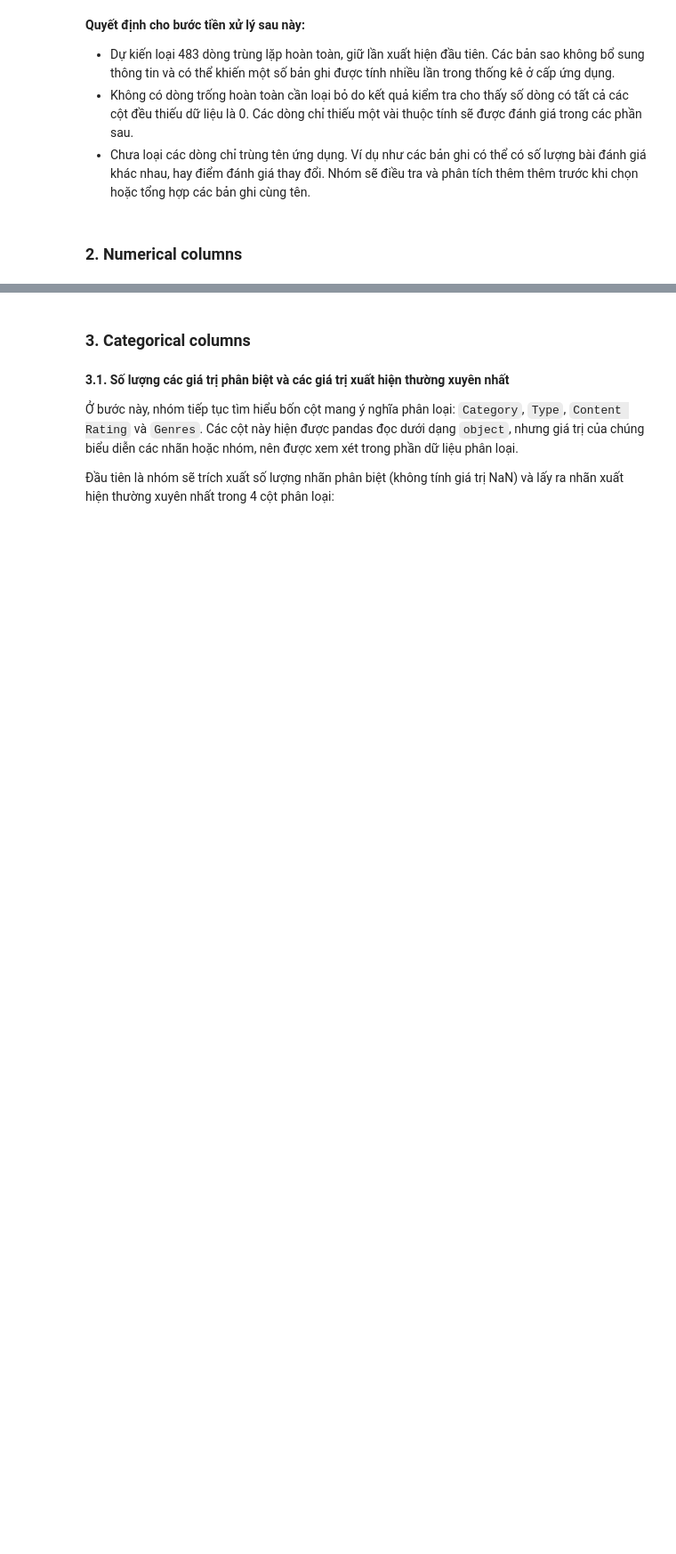
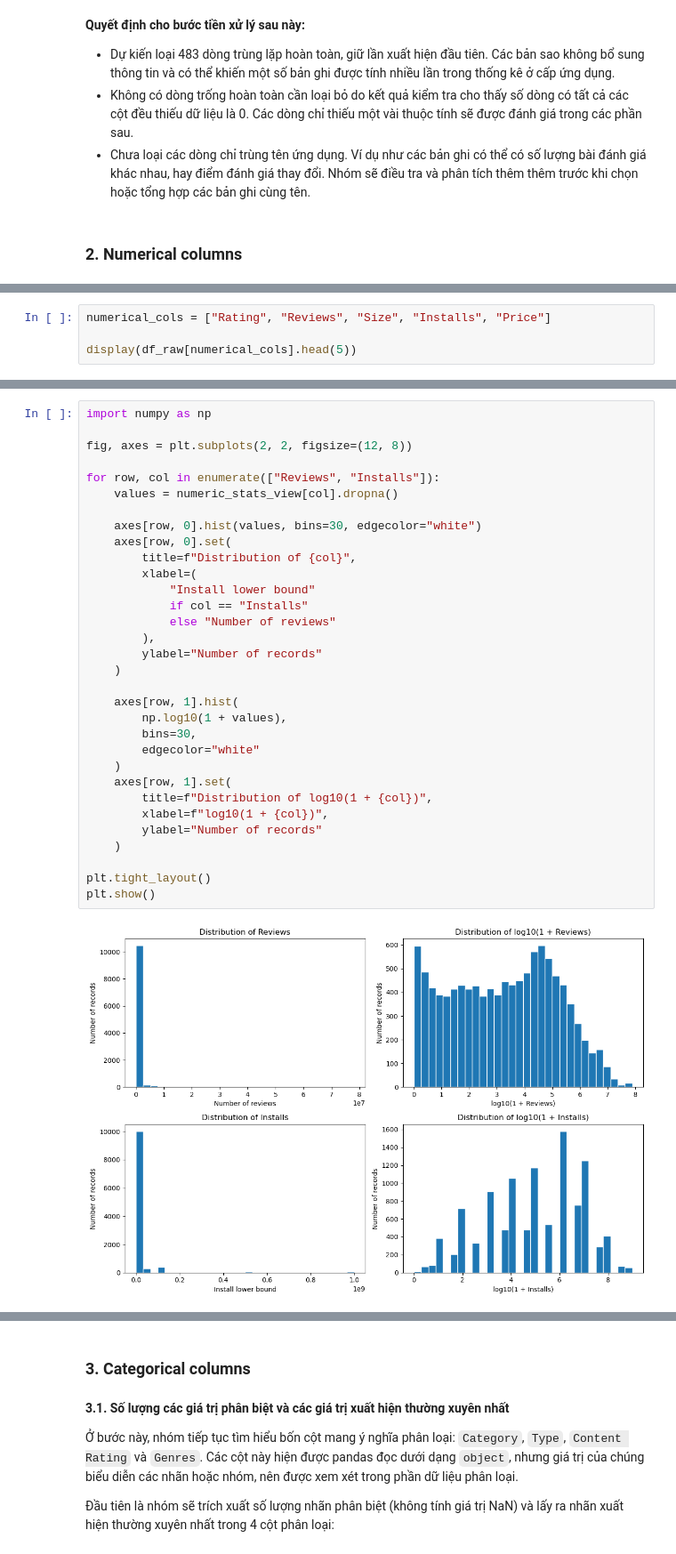
Before and after one commit to phtanh05/google-play-store-apps-analysis, a Jupyter notebook: notebooks/01_collection_exploration.ipynb, the cells around one changed output, grey strips where cells are left out. Shown at 89% size. Drawn from its saved outputs; the diff is of its cells as text; blank space fills up the shorter version.

Commit message:
Update numeric columns (data exploration)

```diff
--- a/notebooks/01_collection_exploration.ipynb
+++ b/notebooks/01_collection_exploration.ipynb
@@ -170,0 +225,4 @@ display(
+# %%
+numerical_cols = ["Rating", "Reviews", "Size", "Installs", "Price"]
+
+display(df_raw[numerical_cols].head(5))
@@ -170,0 +478,34 @@ display(
+# %%
+import numpy as np
+
+fig, axes = plt.subplots(2, 2, figsize=(12, 8))
+
+for row, col in enumerate(["Reviews", "Installs"]):
+    values = numeric_stats_view[col].dropna()
+
+    axes[row, 0].hist(values, bins=30, edgecolor="white")
+    axes[row, 0].set(
+        title=f"Distribution of {col}",
+        xlabel=(
+            "Install lower bound"
+            if col == "Installs"
+            else "Number of reviews"
+        ),
+        ylabel="Number of records"
+    )
+
+    axes[row, 1].hist(
+        np.log10(1 + values),
+        bins=30,
+        edgecolor="white"
+    )
+    axes[row, 1].set(
+        title=f"Distribution of log10(1 + {col})",
+        xlabel=f"log10(1 + {col})",
+        ylabel="Number of records"
+    )
+
+plt.tight_layout()
+plt.show()
+# %% [output]
+[figure, added]
```
Also changed, not shown: parts of 35 cells of this notebook.
